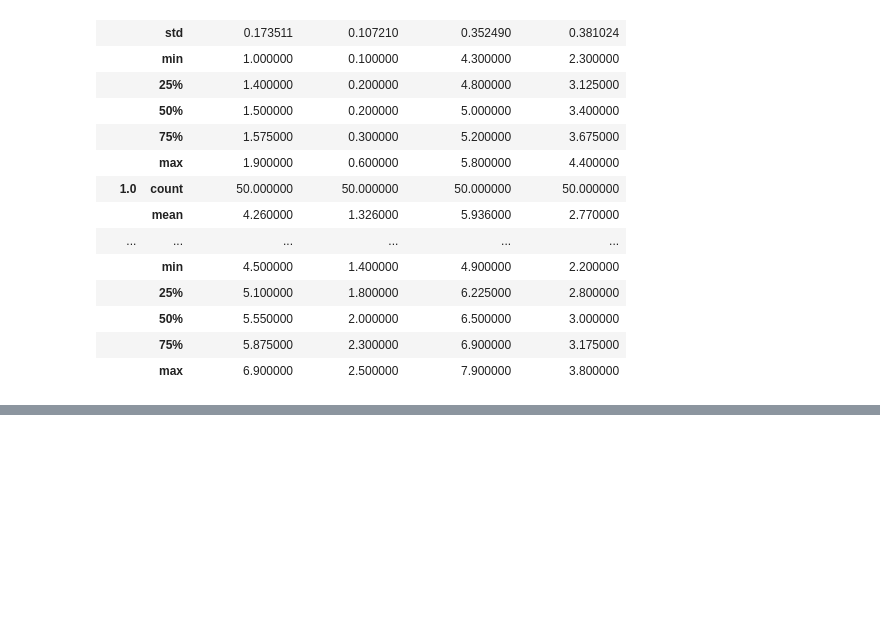
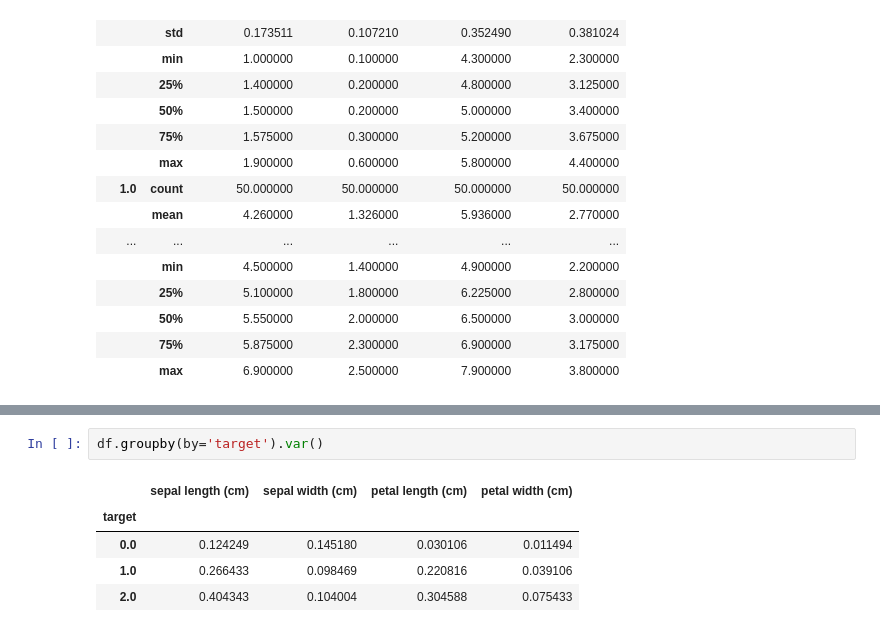
Before and after one commit to davidkrauza/business-analytics, a Jupyter notebook: unit-05/python/Unit-05-python-lab-03.ipynb, the cells around one changed output, grey strips where cells are left out. Cells and saved outputs as stored; diff of their text form; blank space fills up the shorter version.

```diff
--- a/unit-05/python/Unit-05-python-lab-03.ipynb
+++ b/unit-05/python/Unit-05-python-lab-03.ipynb
@@ -73,0 +90,8 @@ df.groupby(by='target').describe()
+# %%
+df.groupby(by='target').var()
+# %% [output]
+|  | sepal length (cm) | sepal width (cm) | petal length (cm) | petal width (cm) |
+| target |  |  |  |  |
+| 0.0 | 0.124249 | 0.145180 | 0.030106 | 0.011494 |
+| 1.0 | 0.266433 | 0.098469 | 0.220816 | 0.039106 |
+| 2.0 | 0.404343 | 0.104004 | 0.304588 | 0.075433 |
```
Also changed, not shown: parts of 4 cells of this notebook.
